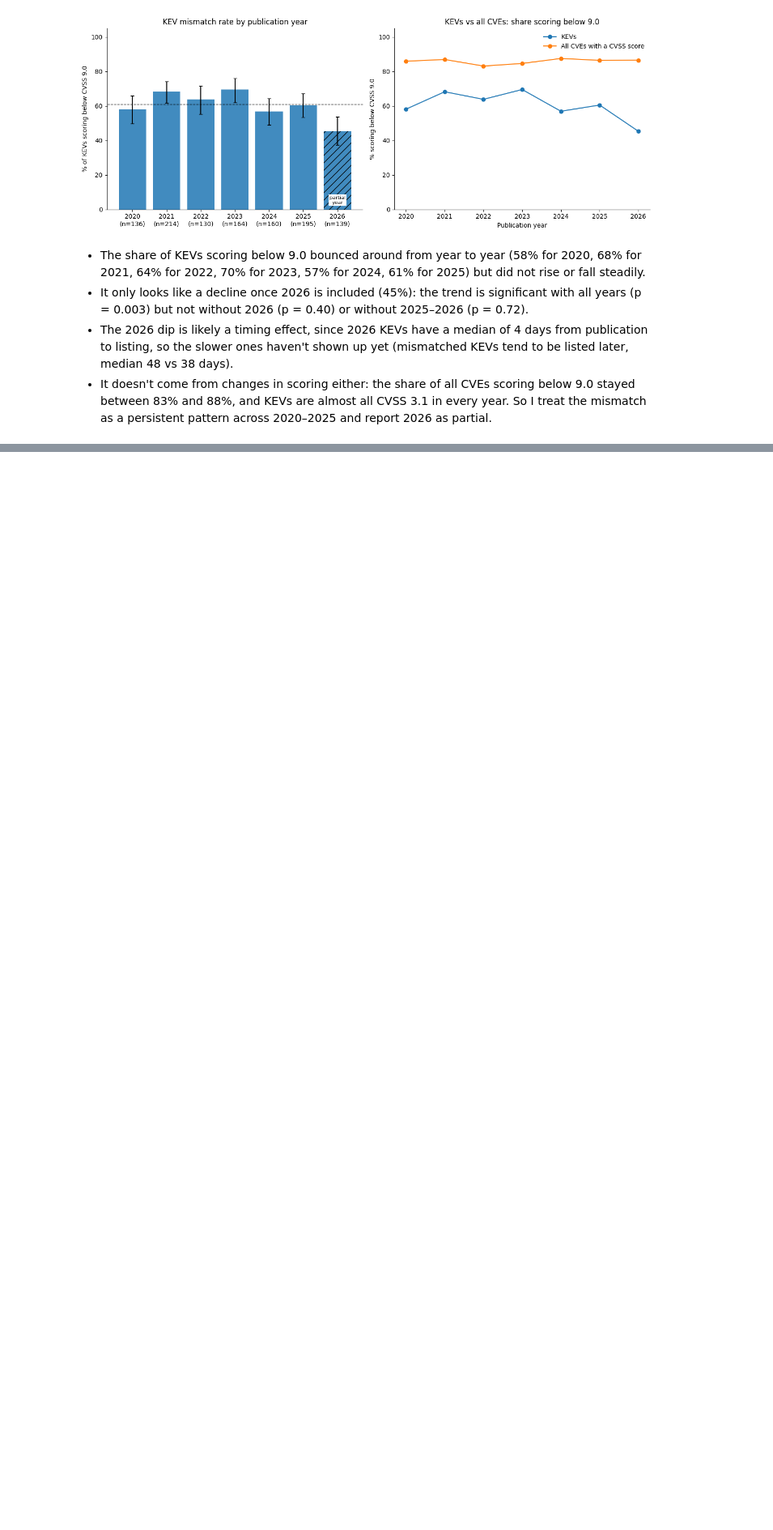
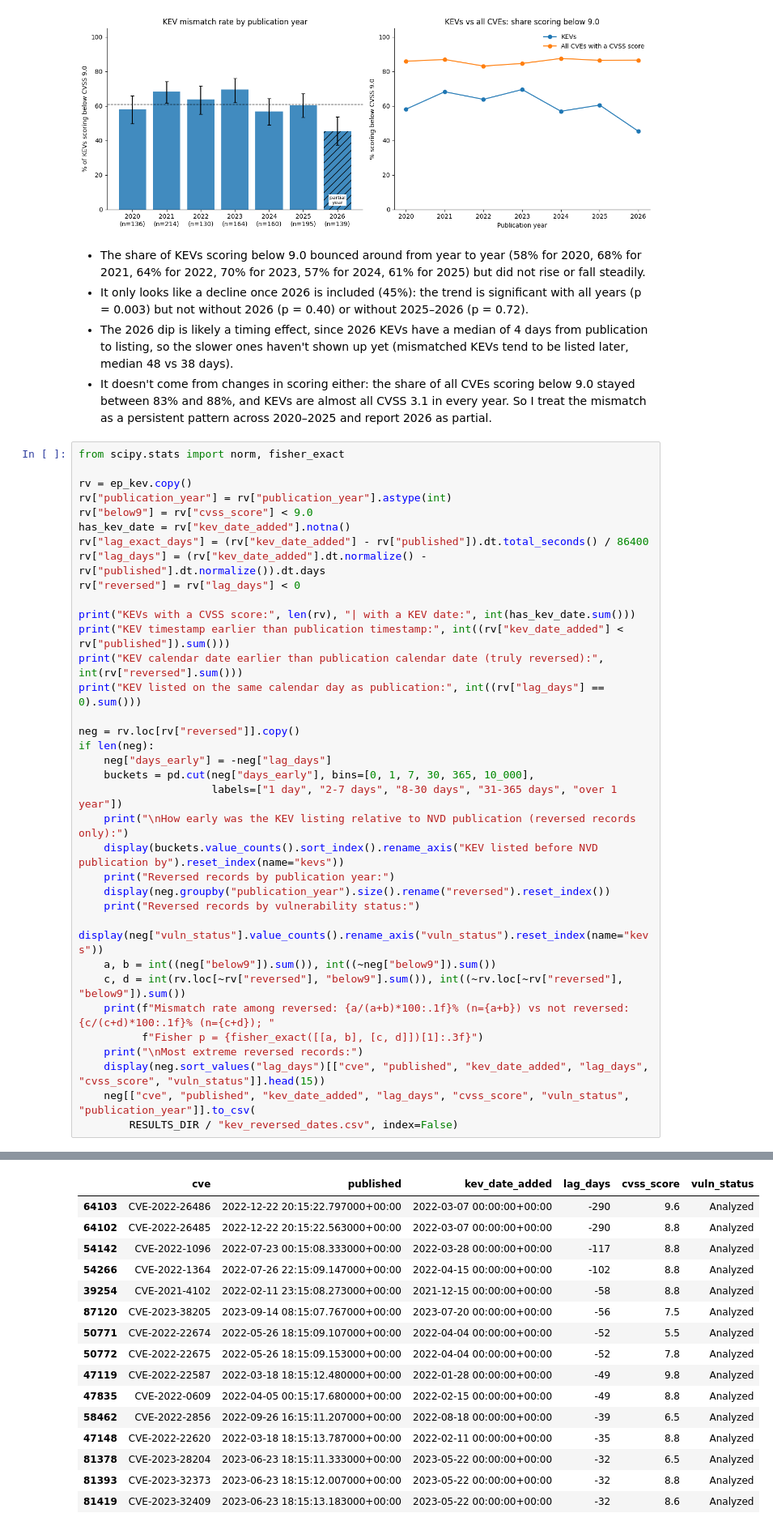
Before and after one commit to aaliyahmjh/data698-capstone, a Jupyter notebook: notebooks/core_eda.ipynb, the cells around one changed output, grey strips where cells are left out. Shown at 81% size. Saved outputs shown, nothing was run; the diff lists cells and outputs as text; blank space fills up the shorter version.

```diff
--- a/notebooks/core_eda.ipynb
+++ b/notebooks/core_eda.ipynb
@@ -5474,3 +5474,39 @@ plt.show()
 - It only looks like a decline once 2026 is included (45%): the trend is significant with all years (p = 0.003) but not without 2026 (p = 0.40) or without 2025–2026 (p = 0.72).
 - The 2026 dip is likely a timing effect, since 2026 KEVs have a median of 4 days from publication to listing, so the slower ones haven't shown up yet (mismatched KEVs tend to be listed later, median 48 vs 38 days).
 - It doesn't come from changes in scoring either: the share of all CVEs scoring below 9.0 stayed between 83% and 88%, and KEVs are almost all CVSS 3.1 in every year. So I treat the mismatch as a persistent pattern across 2020–2025 and report 2026 as partial.
+# %%
+from scipy.stats import norm, fisher_exact
+
+rv = ep_kev.copy()
+rv["publication_year"] = rv["publication_year"].astype(int)
+rv["below9"] = rv["cvss_score"] < 9.0
+has_kev_date = rv["kev_date_added"].notna()
+rv["lag_exact_days"] = (rv["kev_date_added"] - rv["published"]).dt.total_seconds() / 86400
+rv["lag_days"] = (rv["kev_date_added"].dt.normalize() - rv["published"].dt.normalize()).dt.days
+rv["reversed"] = rv["lag_days"] < 0
+
+print("KEVs with a CVSS score:", len(rv), "| with a KEV date:", int(has_kev_date.sum()))
+print("KEV timestamp earlier than publication timestamp:", int((rv["kev_date_added"] < rv["published"]).sum()))
+print("KEV calendar date earlier than publication calendar date (truly reversed):", int(rv["reversed"].sum()))
+print("KEV listed on the same calendar day as publication:", int((rv["lag_days"] == 0).sum()))
+
+neg = rv.loc[rv["reversed"]].copy()
+if len(neg):
+    neg["days_early"] = -neg["lag_days"]
+    buckets = pd.cut(neg["days_early"], bins=[0, 1, 7, 30, 365, 10_000],
+                     labels=["1 day", "2-7 days", "8-30 days", "31-365 days", "over 1 year"])
+    print("\nHow early was the KEV listing relative to NVD publication (reversed records only):")
+    display(buckets.value_counts().sort_index().rename_axis("KEV listed before NVD publication by").reset_index(name="kevs"))
+    print("Reversed records by publication year:")
+    display(neg.groupby("publication_year").size().rename("reversed").reset_index())
+    print("Reversed records by vulnerability status:")
+    display(neg["vuln_status"].value_counts().rename_axis("vuln_status").reset_index(name="kevs"))
+    a, b = int((neg["below9"]).sum()), int((~neg["below9"]).sum())
+    c, d = int(rv.loc[~rv["reversed"], "below9"].sum()), int((~rv.loc[~rv["reversed"], "below9"]).sum())
+    print(f"Mismatch rate among reversed: {a/(a+b)*100:.1f}% (n={a+b}) vs not reversed: {c/(c+d)*100:.1f}% (n={c+d}); "
+          f"Fisher p = {fisher_exact([[a, b], [c, d]])[1]:.3f}")
+    print("\nMost extreme reversed records:")
+    display(neg.sort_values("lag_days")[["cve", "published", "kev_date_added", "lag_days", "cvss_score", "vuln_status"]].head(15))
+    neg[["cve", "published", "kev_date_added", "lag_days", "cvss_score", "vuln_status", "publication_year"]].to_csv(
+        RESULTS_DIR / "kev_reversed_dates.csv", index=False)
+# %% [output]
@@ -5476,0 +5539,16 @@ plt.show()
+|  | cve | published | kev_date_added | lag_days | cvss_score | vuln_status |
+| 64103 | CVE-2022-26486 | 2022-12-22 20:15:22.797000+00:00 | 2022-03-07 00:00:00+00:00 | -290 | 9.6 | Analyzed |
+| 64102 | CVE-2022-26485 | 2022-12-22 20:15:22.563000+00:00 | 2022-03-07 00:00:00+00:00 | -290 | 8.8 | Analyzed |
+| 54142 | CVE-2022-1096 | 2022-07-23 00:15:08.333000+00:00 | 2022-03-28 00:00:00+00:00 | -117 | 8.8 | Analyzed |
+| 54266 | CVE-2022-1364 | 2022-07-26 22:15:09.147000+00:00 | 2022-04-15 00:00:00+00:00 | -102 | 8.8 | Analyzed |
+| 39254 | CVE-2021-4102 | 2022-02-11 23:15:08.273000+00:00 | 2021-12-15 00:00:00+00:00 | -58 | 8.8 | Analyzed |
+| 87120 | CVE-2023-38205 | 2023-09-14 08:15:07.767000+00:00 | 2023-07-20 00:00:00+00:00 | -56 | 7.5 | Analyzed |
+| 50771 | CVE-2022-22674 | 2022-05-26 18:15:09.107000+00:00 | 2022-04-04 00:00:00+00:00 | -52 | 5.5 | Analyzed |
+| 50772 | CVE-2022-22675 | 2022-05-26 18:15:09.153000+00:00 | 2022-04-04 00:00:00+00:00 | -52 | 7.8 | Analyzed |
+| 47119 | CVE-2022-22587 | 2022-03-18 18:15:12.480000+00:00 | 2022-01-28 00:00:00+00:00 | -49 | 9.8 | Analyzed |
+| 47835 | CVE-2022-0609 | 2022-04-05 00:15:17.680000+00:00 | 2022-02-15 00:00:00+00:00 | -49 | 8.8 | Analyzed |
+| 58462 | CVE-2022-2856 | 2022-09-26 16:15:11.207000+00:00 | 2022-08-18 00:00:00+00:00 | -39 | 6.5 | Analyzed |
+| 47148 | CVE-2022-22620 | 2022-03-18 18:15:13.787000+00:00 | 2022-02-11 00:00:00+00:00 | -35 | 8.8 | Analyzed |
+| 81378 | CVE-2023-28204 | 2023-06-23 18:15:11.333000+00:00 | 2023-05-22 00:00:00+00:00 | -32 | 6.5 | Analyzed |
+| 81393 | CVE-2023-32373 | 2023-06-23 18:15:12.007000+00:00 | 2023-05-22 00:00:00+00:00 | -32 | 8.8 | Analyzed |
+| 81419 | CVE-2023-32409 | 2023-06-23 18:15:13.183000+00:00 | 2023-05-22 00:00:00+00:00 | -32 | 8.6 | Analyzed |
```
Also changed, not shown: parts of 11 cells of this notebook, 3 other files.
